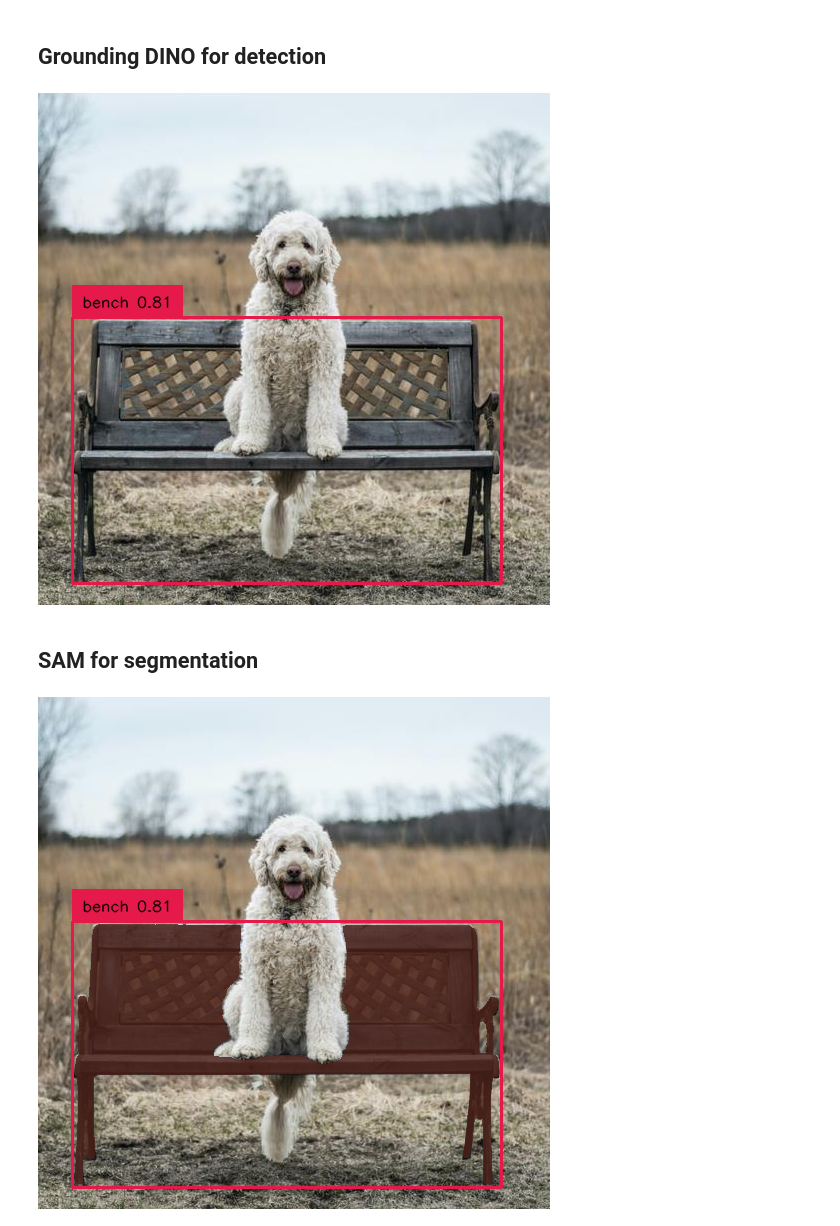
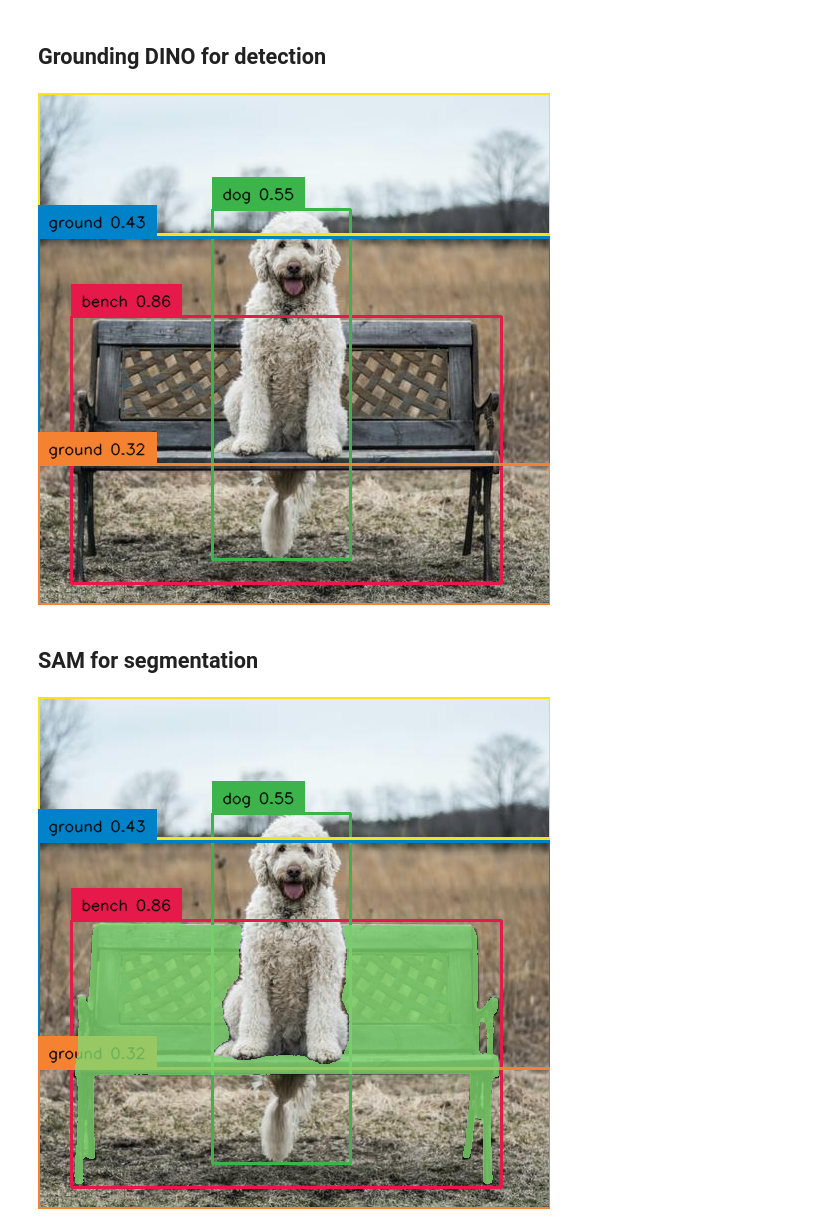
Before and after one commit to srikrishnasajjarao/snooker_ball_tracking, a Jupyter notebook: grounded_sam_colab_demo.ipynb, the cells around one changed output. Saved outputs shown, nothing was run; the diff lists cells and outputs as text; code cells hidden in the pictures.

```diff
--- a/grounded_sam_colab_demo.ipynb
+++ b/grounded_sam_colab_demo.ipynb
@@ -150,10 +186,10 @@ def detect(image, text_prompt, model, box_threshold = 0.3, text_threshold = 0.25
   annotated_frame = annotated_frame[...,::-1] # BGR to RGB
   return annotated_frame, boxes
 # %%
-annotated_frame, detected_boxes = detect(image, text_prompt="bench", model=groundingdino_model)
+annotated_frame, detected_boxes = detect(image, text_prompt="bench.dog.sky.ground", model=groundingdino_model)
 Image.fromarray(annotated_frame)
 # %% [output]
-[figure, old version]
+[figure, new version]
 # %% [markdown]
 ## SAM for segmentation
 # %%
@@ -189,4 +225,4 @@ segmented_frame_masks = segment(image_source, sam_predictor, boxes=detected_boxe
 annotated_frame_with_mask = draw_mask(segmented_frame_masks[0][0], annotated_frame)
 Image.fromarray(annotated_frame_with_mask)
 # %% [output]
-[figure, old version]
+[figure, new version]
```
Also changed, not shown: parts of 11 cells of this notebook.
